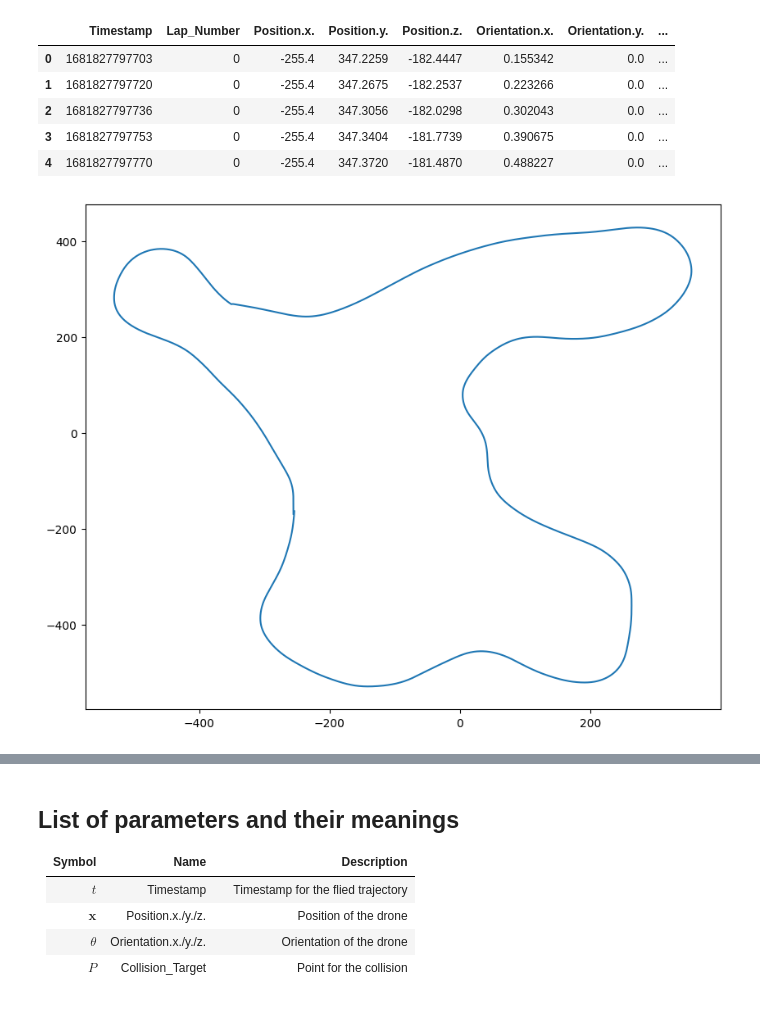
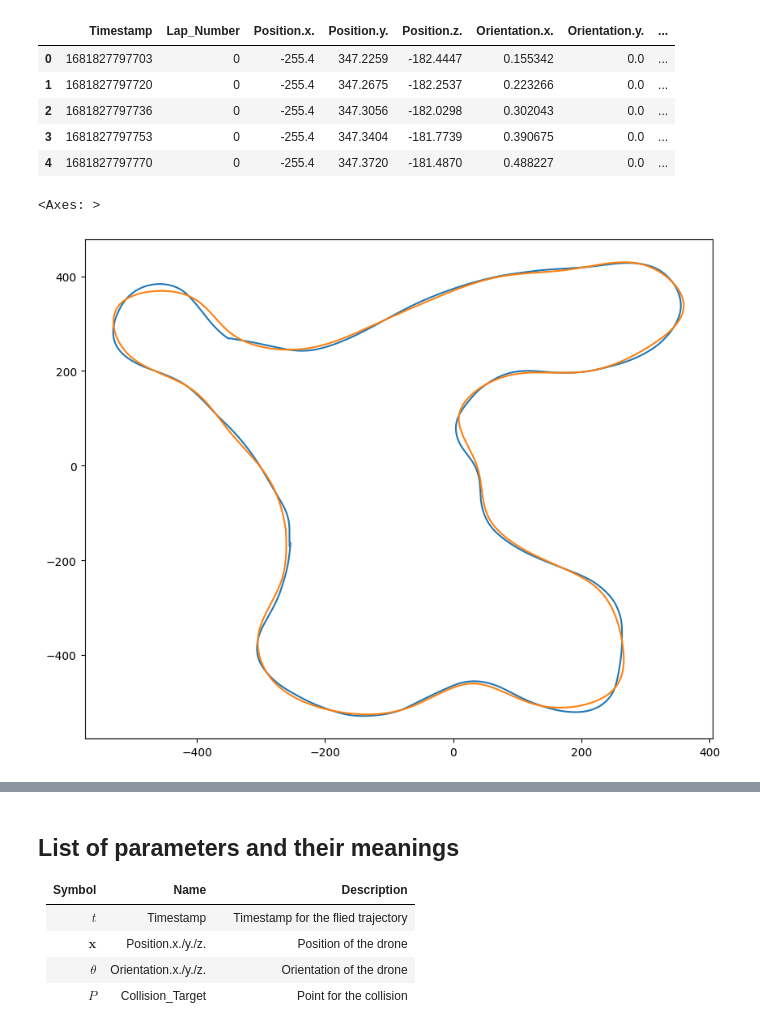
Before and after one commit to jerrymhuang/DreamDrone, a Jupyter notebook: FinalProject/exploration/data_exploration.ipynb, the cells around one changed output, grey strips where cells are left out. Cells and saved outputs as stored; diff of their text form; code cells hidden in the pictures.

```diff
--- a/FinalProject/exploration/data_exploration.ipynb
+++ b/FinalProject/exploration/data_exploration.ipynb
@@ -6,0 +28,3 @@ import seaborn as sns
+# %%
+optimal_path = pd.read_csv('../data/trajectories/optimal_path.csv', delimiter=";").to_numpy()
+optimal_heading = pd.read_csv('../data/trajectories/optimal_heading.csv', delimiter=";").to_numpy()
@@ -7,3 +40,3 @@ import seaborn as sns
 # %%
-data = pd.read_csv('../data/subject3_1.csv', delimiter=";")
+sample_data = pd.read_csv('../data/subject3_1.csv', delimiter=";")
 # %%
@@ -16,9 +49,11 @@ data.head(5)
 | 3 | 1681827797753 | 0 | -255.4 | 347.3404 | -181.7739 | 0.390675 | 0.0 | ... |
 | 4 | 1681827797770 | 0 | -255.4 | 347.3720 | -181.4870 | 0.488227 | 0.0 | ... |
 # %%
-position = data.iloc[:,[2, 4]].to_numpy()
+sample_path = sample_data.iloc[:,[2, 4]].to_numpy()
 # %%
 f, ax = plt.subplots(1, 1, figsize=(10, 8))
-ax = sns.lineplot(x=position[:,0], y=position[:,1], sort=False)
+sns.lineplot(x=sample_path[:,0], y=sample_path[:,1], sort=False)
+sns.lineplot(x=optimal_path[:,0], y=optimal_path[:,1], sort=False)
 # %% [output]
+<Axes: >
-[figure, old version]
+[figure, new version]
```
Also changed, not shown: parts of 6 cells of this notebook, 30 other files.
